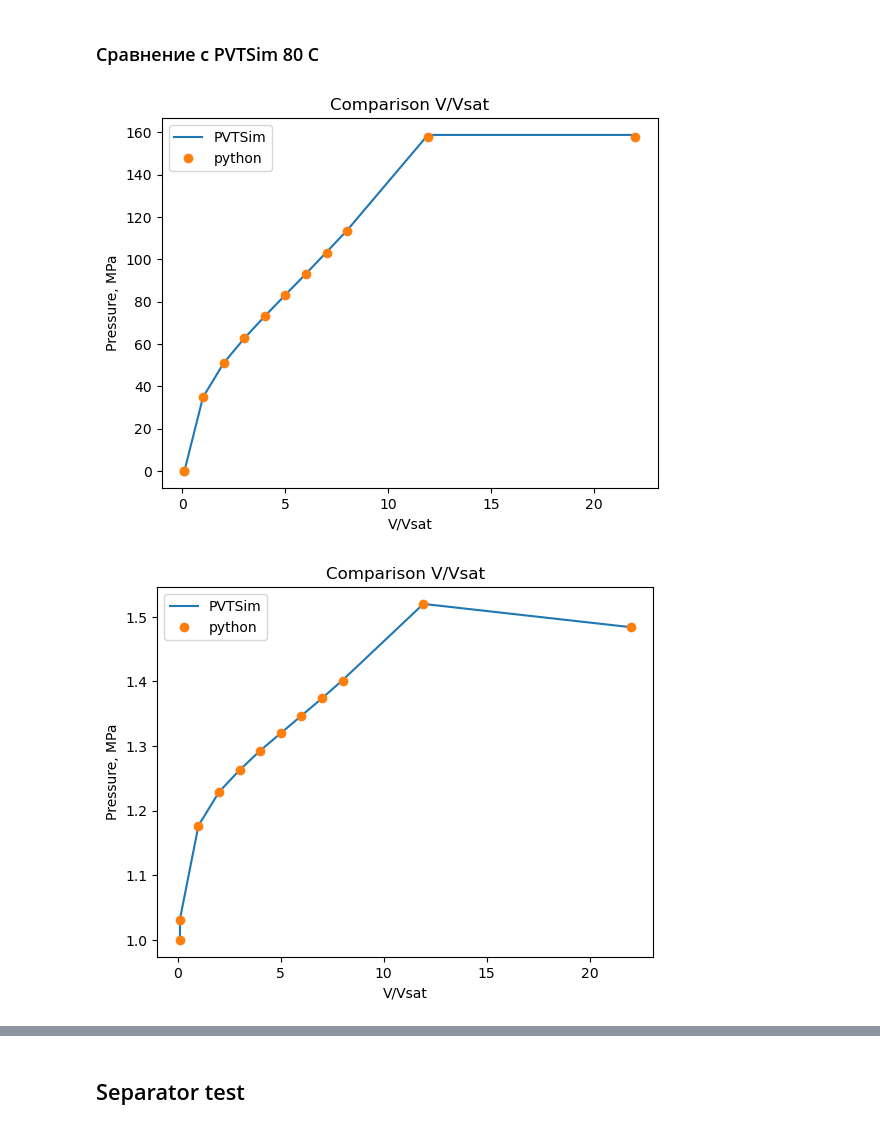
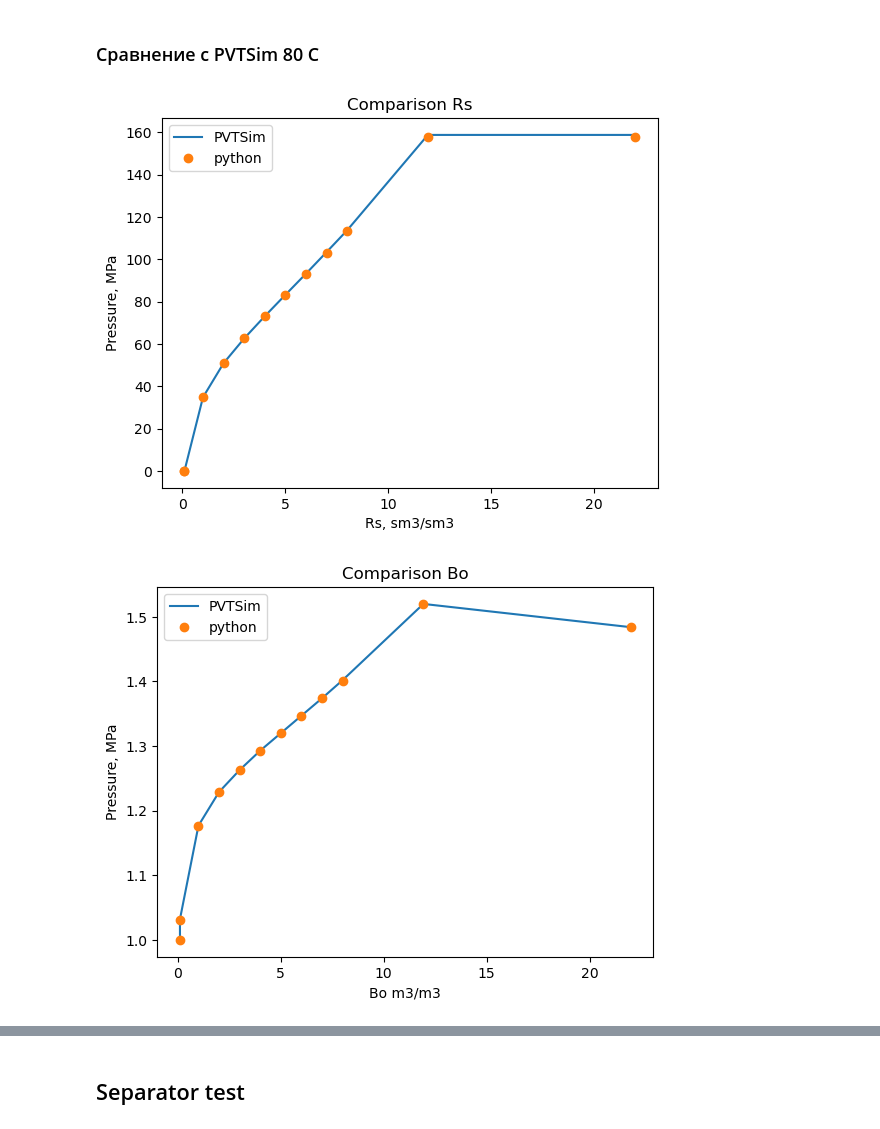
Before and after one commit to SidorenkoDD/BlackBoxFluid, a Jupyter notebook: code/notebook.ipynb, the cells around one changed output, grey strips where cells are left out. Cells and saved outputs as stored; diff of their text form; code cells hidden in the pictures.

```diff
--- a/code/notebook.ipynb
+++ b/code/notebook.ipynb
@@ -1712,39 +1814,39 @@ pvtsim_visc_arr = [
 # %%
 plt.plot(pvtsim_rs_pressure_arr, pvtsim_rs_dle, label = 'PVTSim', marker = '')
 plt.plot(model_pr_no_shift.experiments.DLE.result.pressure_arr, model_pr_no_shift.experiments.DLE.result.rs, label = 'python', marker = 'o', linestyle = '')
 
 plt.legend()
-plt.xlabel('V/Vsat')
+plt.xlabel('Rs, sm3/sm3')
 plt.ylabel('Pressure, MPa')
-plt.title('Comparison V/Vsat')
+plt.title('Comparison Rs')
 plt.show()
 
 plt.plot(pvtsim_press_arr_dle, pvtsim_fvf_arr_dle, label = 'PVTSim', marker = '')
 plt.plot(model_pr_no_shift.experiments.DLE.result.pressure_arr, model_pr_no_shift.experiments.DLE.result.bo, label = 'python', marker = 'o', linestyle = '')
 
 plt.legend()
-plt.xlabel('V/Vsat')
+plt.xlabel('Bo m3/m3')
 plt.ylabel('Pressure, MPa')
-plt.title('Comparison V/Vsat')
+plt.title('Comparison Bo')
 plt.show()
 
 plt.plot(pvtsim_press_arr_dle, pvtsim_density_arr_dle, label = 'PVTSim', marker = '')
 plt.plot(model_pr_no_shift.experiments.DLE.result.pressure_arr, model_pr_no_shift.experiments.DLE.result.liquid_density_arr, label = 'python', marker = 'o', linestyle = '')
 
 plt.legend()
-plt.xlabel('V/Vsat')
+plt.xlabel('density, g/sm3')
 plt.ylabel('Pressure, MPa')
-plt.title('Comparison V/Vsat')
+plt.title('Comparison density')
 plt.show()
 
 plt.plot(pvtsim_rs_pressure_arr, pvtsim_visc_arr, label = 'PVTSim', marker = '')
 plt.plot(model_pr_no_shift.experiments.DLE.result.pressure_arr, model_pr_no_shift.experiments.DLE.result.liquid_viscosity, label = 'python', marker = 'o', linestyle = '')
 
 plt.legend()
-plt.xlabel('V/Vsat')
+plt.xlabel('Viscosity')
 plt.ylabel('Pressure, MPa')
-plt.title('Comparison V/Vsat')
+plt.title('Comparison Viscosity')
 plt.show()
 # %% [output]
-[figure, old version]
+[figure, new version]
-[figure, old version]
+[figure, new version]
```
Also changed, not shown: parts of 9 cells of this notebook.
